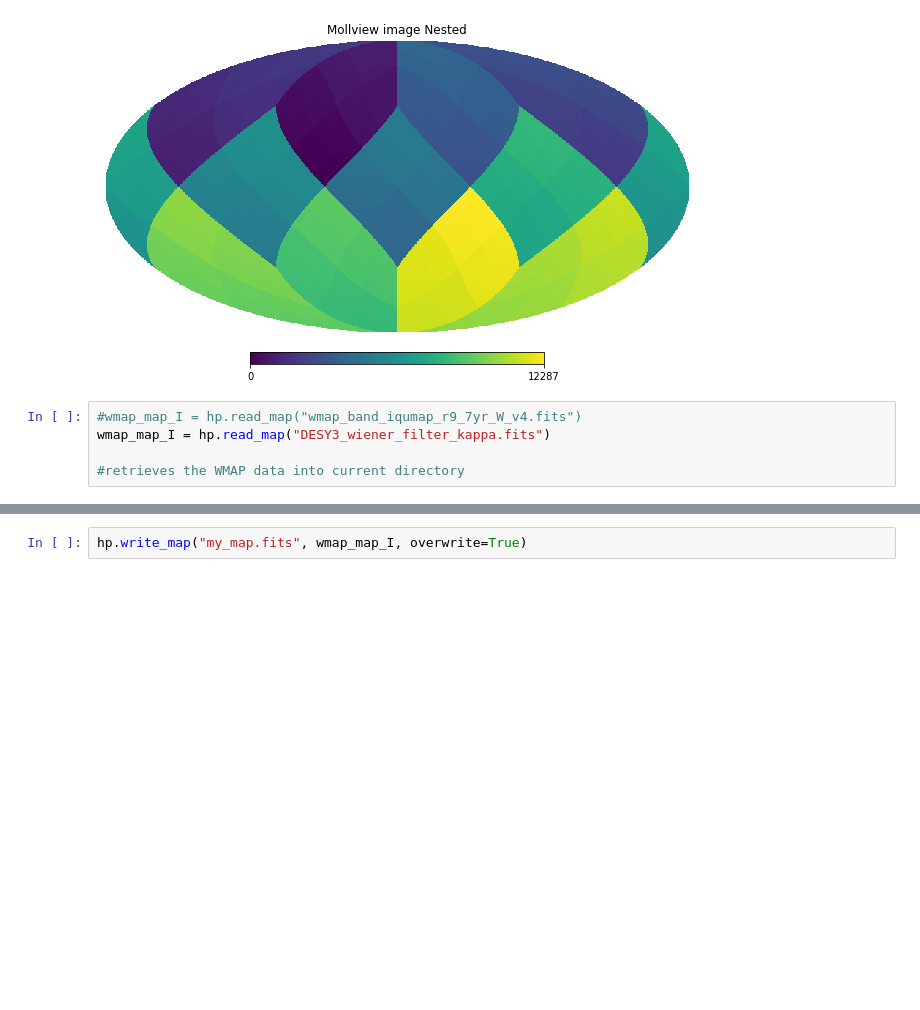
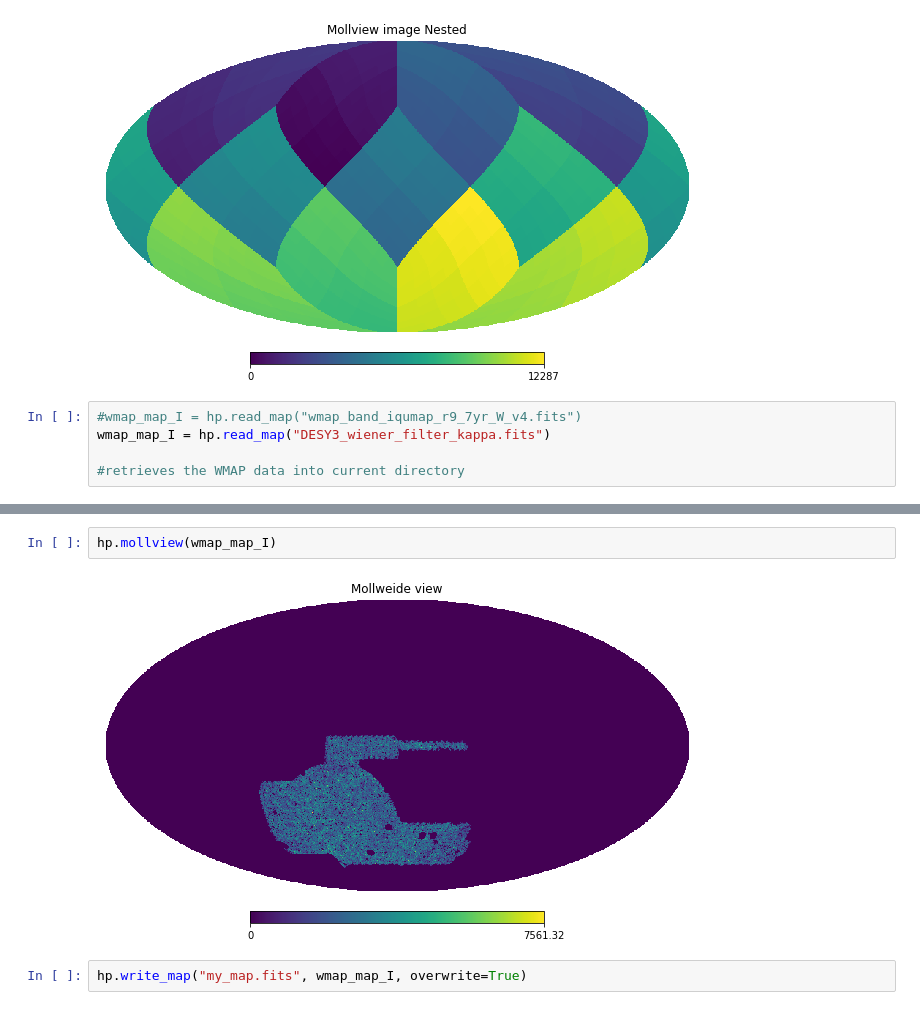
Before and after one commit to 10slindsay/UCL_Summer_Research, a Jupyter notebook: HealpyData.ipynb, the cells around one changed output, grey strips where cells are left out. Saved outputs shown, nothing was run; the diff lists cells and outputs as text; blank space fills up the shorter version.

```diff
--- a/HealpyData.ipynb
+++ b/HealpyData.ipynb
@@ -83,3 +92,7 @@ wmap_map_I = hp.read_map("DESY3_wiener_filter_kappa.fits")
+# %%
+hp.mollview(wmap_map_I)
+# %% [output]
+[figure, added]
 # %%
 hp.write_map("my_map.fits", wmap_map_I, overwrite=True)
 # %% [output]
```
Also changed, not shown: parts of 9 cells of this notebook, 1 other file.
